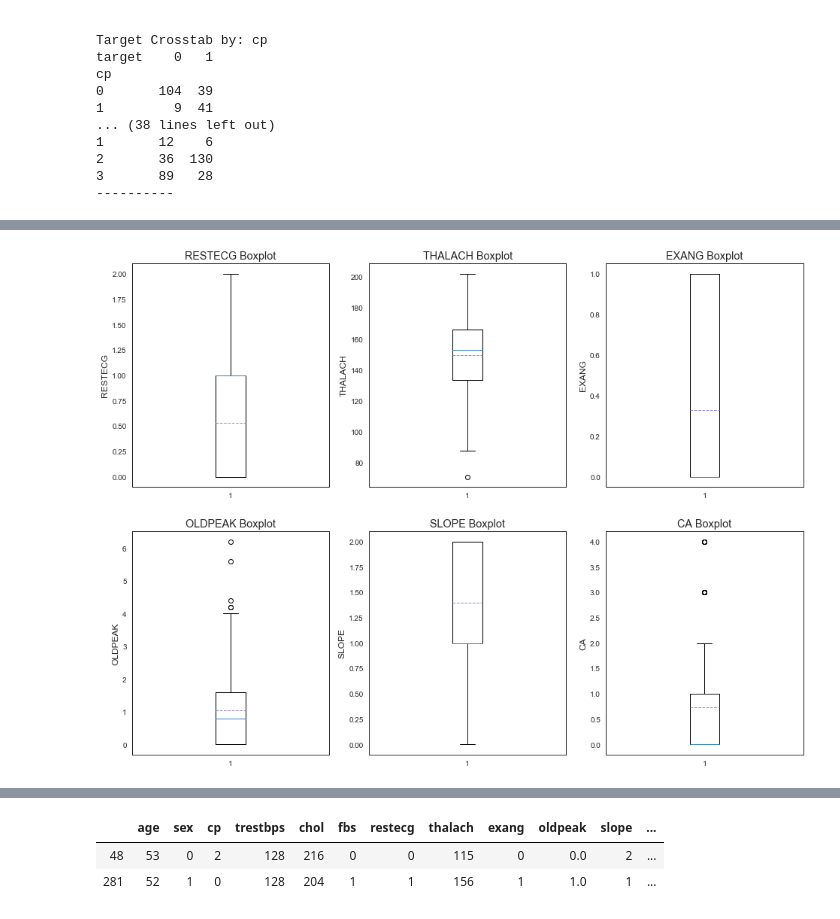
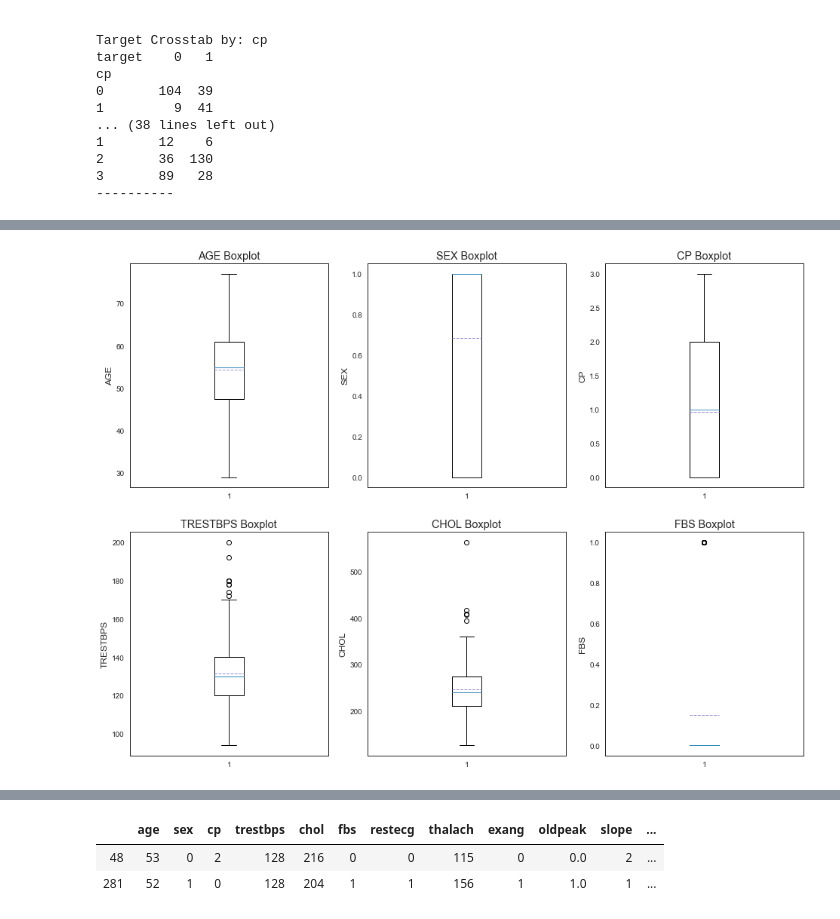
Before and after one commit to kovusseyit/Heart_UCI, a Jupyter notebook: heart_uci.ipynb, the cells around one changed output, grey strips where cells are left out. Cells and saved outputs as stored; diff of their text form; code cells hidden in the pictures.

```diff
--- a/heart_uci.ipynb
+++ b/heart_uci.ipynb
@@ -118,4 +116,5 @@ mpl.style.use('ggplot')
 sns.set_style('white')
 pylab.rcParams['figure.figsize'] = 12,8
 # %%
-hdata = pd.read_csv('C:/Users/kovus/Documents/Projects/Data/heart.csv')
+hdata = pd.read_csv('C:/Users/kovus/Documents/Projects/heart_uci/data/heart.csv')
+hdata.head()
@@ -211,4 +214,4 @@ dtype: int64
 ###CREATE: Feature Engineering for train and test/validation dataset
 
 #Age Bins/Buckets using cut or value bins: https://pandas.pydata.org/pandas-docs/stable/generated/pandas.cut.html
-hdata['age_bin'] = pd.cut(hdata['age'], [20, 30, 40, 50, 60, 70])
+# hdata['age_bin'] = pd.cut(hdata['age'], [20, 30, 40, 50, 60, 70, 80])
@@ -314,0 +324,3 @@ hdata.loc[hdata.target==1].shape[0]
+# %%
+for col in ['trestbps', 'chol', 'thalach']:
+    sns.kdeplot(data=hdata[col], shade=True)
@@ -315,15 +332,15 @@ hdata.loc[hdata.target==1].shape[0]
 # %%
 #graph distribution of quantitative data
 plt.figure(figsize=[16,12])
 
 i=0
-for col in hdata.columns[6:12]: #[input index of desired columns]
+for col in hdata.columns[0:6]: #[input index of desired columns]
 #     if hdata[col].nunique() < 5 and col != 'target':
     i += 1
     plt.subplot(230+i)
     plt.boxplot(x=hdata[col], showmeans = True, meanline = True)
     plt.title('{} Boxplot'.format(col.upper()))
     plt.ylabel('{}'.format(col.upper()))
 # %% [output]
-[figure, old version]
+[figure, new version]
 # %%
```
Also changed, not shown: parts of 30 cells of this notebook.
